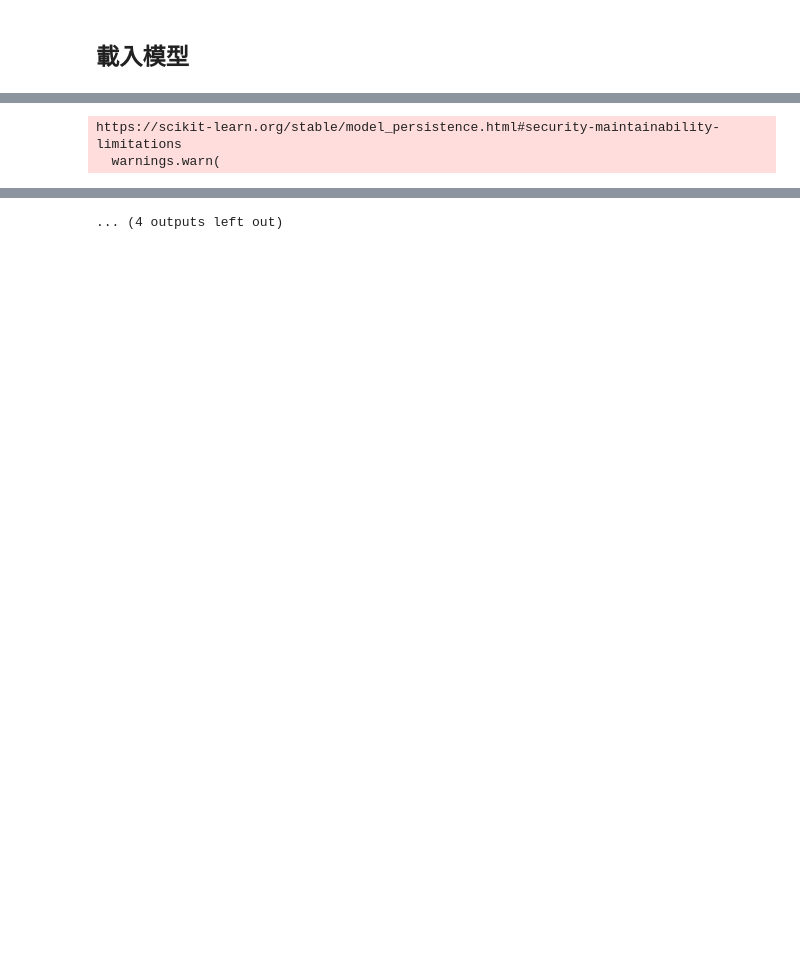
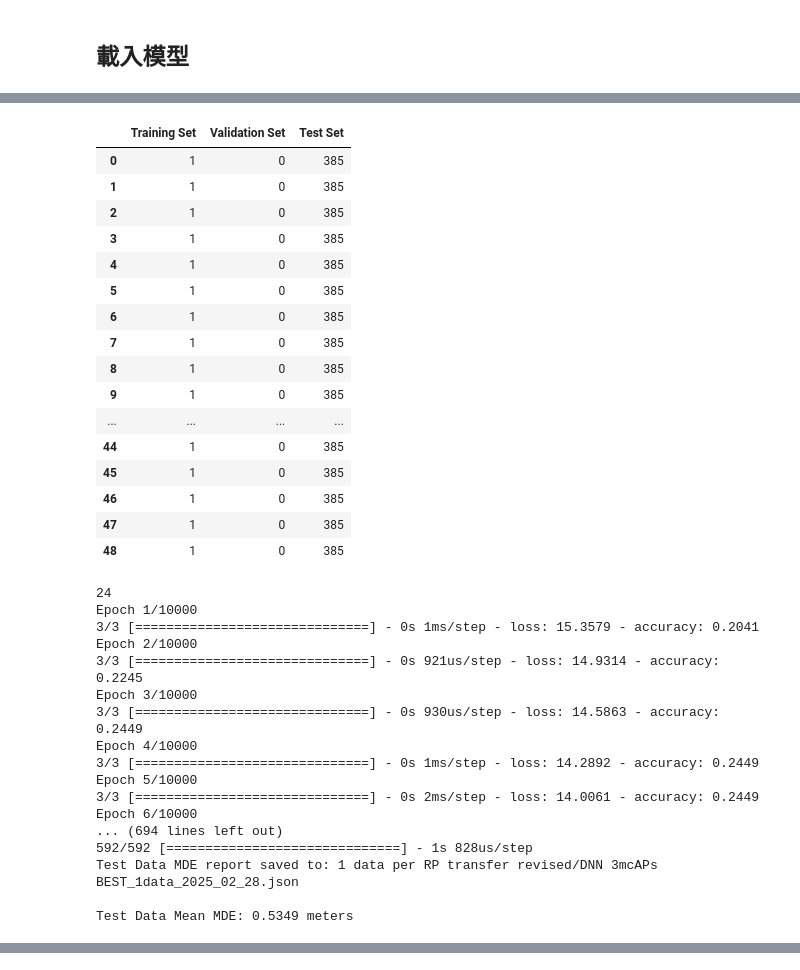
Before and after one commit to oscar9335/RTT_Research, a Jupyter notebook: Research/DNN_transferlearning_revised.ipynb, the cells around one changed output, grey strips where cells are left out. Drawn from its saved outputs; the diff is of its cells as text; code cells hidden in the pictures; blank space fills up the shorter version.

Commit message:
revise path

```diff
--- a/Research/DNN_transferlearning_revised.ipynb
+++ b/Research/DNN_transferlearning_revised.ipynb
@@ -65,12 +49,12 @@ from sklearn.model_selection import train_test_split
 # %%
 selected_columns = ['Label',
-                    'AP1_Distance (mm)','AP2_Distance (mm)','AP3_Distance (mm)','AP4_Distance (mm)',
-'AP1_StdDev (mm)','AP2_StdDev (mm)','AP3_StdDev (mm)','AP4_StdDev (mm)',
+                    'AP1_Distance (mm)','AP2_Distance (mm)','AP3_Distance (mm)',
+'AP1_StdDev (mm)','AP2_StdDev (mm)','AP3_StdDev (mm)',
                                 'AP1_Rssi','AP2_Rssi','AP3_Rssi','AP4_Rssi']
 
 X_testing_selected_columns = [
-        'AP1_Distance (mm)','AP2_Distance (mm)','AP3_Distance (mm)','AP4_Distance (mm)',
-        'AP1_StdDev (mm)','AP2_StdDev (mm)','AP3_StdDev (mm)','AP4_StdDev (mm)',
+        'AP1_Distance (mm)','AP2_Distance (mm)','AP3_Distance (mm)',
+        'AP1_StdDev (mm)','AP2_StdDev (mm)','AP3_StdDev (mm)',
                                 'AP1_Rssi','AP2_Rssi','AP3_Rssi','AP4_Rssi']
 
 label_column = 'Label'
@@ -101,13 +86,13 @@ ALL_mean_mde = []
 for i in range(number_of_week):
 
     # 載入模型與標準化器
-    base_model = load_model(f'{root}/DNN_best_model4mcAP_{weekrepresent[i][0]}week_to_{weekrepresent[i][1]}week_{dataamount}dataPerRP.h5')
-    scaler = joblib.load(f'{root}/scaler_4mcAP.pkl')
+    base_model = load_model(f'{root}/DNN_best_model{ap}_{weekrepresent[i][0]}week_to_{weekrepresent[i][1]}week_{dataamount}dataPerRP.h5')
+    scaler = joblib.load(f'{root}/scaler_{ap}.pkl')
 
     # 讀取測試資料 2024_12_21   2024_12_27   2025_01_03   2025_01_10   2025_02_28
     test_file_path = f"timestamp_allignment_Balanced_{alldatadate[i]}_rtt_logs.csv"  # 測試資料的檔案名稱
     date_test = f"{alldatadate[i]}"
-    modelname = f"DNN 4 mcAPs BEST_{dataamount}data_{alldatadate[i]}"
+    modelname = f"DNN {ap}s BEST_{dataamount}data_{alldatadate[i]}"
     test_data = pd.read_csv(test_file_path, usecols=selected_columns)
     # test_data
 
@@ -149,7 +134,7 @@ for i in range(number_of_week):
     nan_rows = test_processed_data.isnull().any(axis=1).sum()
 
     # Print the result
-    print(f"Number of rows with NaN values: {nan_rows}")
+    # print(f"Number of rows with NaN values: {nan_rows}")
 
     # 找出包含 NaN 的列
     rows_with_nan = test_processed_data[test_processed_data.isnull().any(axis=1)]
@@ -165,7 +150,7 @@ for i in range(number_of_week):
     nan_rows = test_data_imputed.isnull().any(axis=1).sum()
 
     # Print the result
-    print(f"Number of rows with NaN values: {nan_rows}")
+    # print(f"Number of rows with NaN values: {nan_rows}")
 
     # 找出包含 NaN 的列
     rows_with_nan = test_data_imputed[test_data_imputed.isnull().any(axis=1)]
@@ -178,18 +163,19 @@ for i in range(number_of_week):
     y_test = test_data_imputed[target_column]
     y_test_numeric = y_test.map(reverse_label_mapping)
 
-    print("Final reverse_label_mapping in DNN:", reverse_label_mapping)
-    print("y_numeric unique values in DNN:", y_test_numeric.unique())
+    # print("Final reverse_label_mapping in DNN:", reverse_label_mapping)
+    # print("y_numeric unique values in DNN:", y_test_numeric.unique())
 
     y_test_numeric
 
     # 把label部分拿掉
     X_test = test_data_imputed.drop(columns=['level_1','Label'])
+    print(X_test.head())
 
     # 確保測試資料的特徵與訓練資料的特徵一致
     X_test = X_test[X_testing_selected_columns]  # 選取相同的特徵
 
-    print(type(X_test))
+    # print(type(X_test))
 
     # 使用之前訓練時的標準化器 (scaler) 來標準化測試數據
     X_test_scaled = scaler.transform(X_test)
@@ -202,7 +188,7 @@ for i in range(number_of_week):
     data = pd.DataFrame(X_test_scaled)
     data['label'] = y_test_numeric  # 加入 label 欄位
 
-    print((data['label'] == 10).sum())  # 直接計算 True 的數量
+    # print((data['label'] == 10).sum())  # 直接計算 True 的數量
 
     # 轉為 DataFrame 方便操作
     data = pd.DataFrame(X_test_scaled)
@@ -215,7 +201,7 @@ for i in range(number_of_week):
     # train_data_full = data.groupby('label', group_keys=False).apply(lambda x: x.sample(n=min(N_train, len(x)), replace=False, random_state=42)).reset_index(drop=True)
     train_data_full = data.groupby('label', group_keys=False).sample(n=N_train, replace=False) # , random_state=42
     # 確保 `train_data_full` 內部的 `label` 數量正確
-    print(train_data_full['label'].value_counts())  # 每個類別應該剛好 1 筆
+    # print(train_data_full['label'].value_counts())  # 每個類別應該剛好 1 筆
     # train_data_full
 
 
@@ -231,7 +217,7 @@ for i in range(number_of_week):
 
     # 剩下的資料（未被抽入 train_data_full 的部分）直接作為 test set
     remaining_data = data.drop(train_data_full.index)
-    print(len(remaining_data))
+    # print(len(remaining_data))
 
 
     # **轉換為 NumPy 陣列**
@@ -240,9 +226,9 @@ for i in range(number_of_week):
     X_test, y_test = remaining_data.drop(columns=['label']).values, remaining_data['label'].values
 
     # **確認數據切分結果**
-    print(f"Training set: {len(X_train)} samples, {len(np.unique(y_train))} unique labels")
-    print(f"Validation set: {len(X_val)} samples, {len(np.unique(y_val))} unique labels")
-    print(f"Test set: {len(X_test)} samples, {len(np.unique(y_test))} unique labels")
+    # print(f"Training set: {len(X_train)} samples, {len(np.unique(y_train))} unique labels")
+    # print(f"Validation set: {len(X_val)} samples, {len(np.unique(y_val))} unique labels")
+    # print(f"Test set: {len(X_test)} samples, {len(np.unique(y_test))} unique labels")
 
    # **計算每個 Set 內各 Label 的資料數量**
     train_label_counts = pd.Series(y_train).value_counts().sort_index()
@@ -348,5 +334,5 @@ for i in range(number_of_week):
     ALL_mean_mde.append(mean_mde)
 
 
-    base_model.save(f'{root}/DNN_best_model4mcAP_{weekrepresent[i+1][0]}week_to_{weekrepresent[i+1][1]}week_{dataamount}dataPerRP.h5')
+    base_model.save(f'{root}/DNN_best_model{ap}_{weekrepresent[i+1][0]}week_to_{weekrepresent[i+1][1]}week_{dataamount}dataPerRP.h5')
 # %% [output]
@@ -478,2 +512,34 @@ Test set: 19649 samples, 49 unique labels
+|  | Training Set | Validation Set | Test Set |
+| 0 | 1 | 0 | 385 |
+| 1 | 1 | 0 | 385 |
+| 2 | 1 | 0 | 385 |
+| 3 | 1 | 0 | 385 |
+| 4 | 1 | 0 | 385 |
+| 5 | 1 | 0 | 385 |
+| 6 | 1 | 0 | 385 |
+| 7 | 1 | 0 | 385 |
+| 8 | 1 | 0 | 385 |
+| 9 | 1 | 0 | 385 |
+| ... | ... | ... | ... |
+| 44 | 1 | 0 | 385 |
+| 45 | 1 | 0 | 385 |
+| 46 | 1 | 0 | 385 |
+| 47 | 1 | 0 | 385 |
+| 48 | 1 | 0 | 385 |
-https://scikit-learn.org/stable/model_persistence.html#security-maintainability-limitations
-  warnings.warn(
+24
+Epoch 1/10000
+3/3 [==============================] - 0s 1ms/step - loss: 15.3579 - accuracy: 0.2041
+Epoch 2/10000
+3/3 [==============================] - 0s 921us/step - loss: 14.9314 - accuracy: 0.2245
+Epoch 3/10000
+3/3 [==============================] - 0s 930us/step - loss: 14.5863 - accuracy: 0.2449
+Epoch 4/10000
+3/3 [==============================] - 0s 1ms/step - loss: 14.2892 - accuracy: 0.2449
+Epoch 5/10000
+3/3 [==============================] - 0s 2ms/step - loss: 14.0061 - accuracy: 0.2449
+Epoch 6/10000
+... (694 lines left out)
+592/592 [==============================] - 1s 828us/step
+Test Data MDE report saved to: 1 data per RP transfer revised/DNN 3mcAPs BEST_1data_2025_02_28.json
+
+Test Data Mean MDE: 0.5349 meters
@@ -497,4 +546,3 @@ https://scikit-learn.org/stable/model_persistence.html#security-maintainability-
-... (4 outputs left out)
 # %%
 print("training time")
 print("[",end = '')
```
Also changed, not shown: parts of 5 cells of this notebook, 31 other files.
